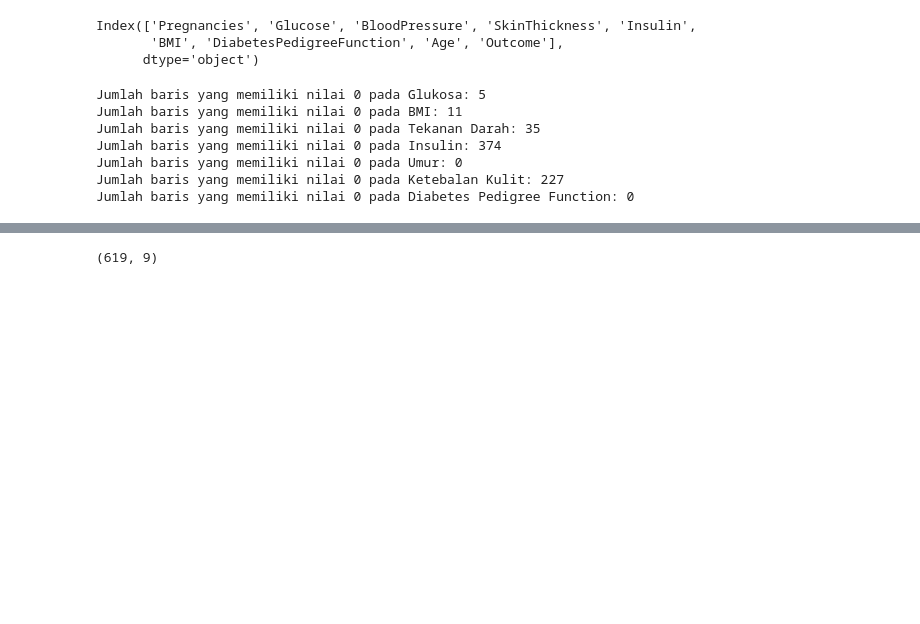
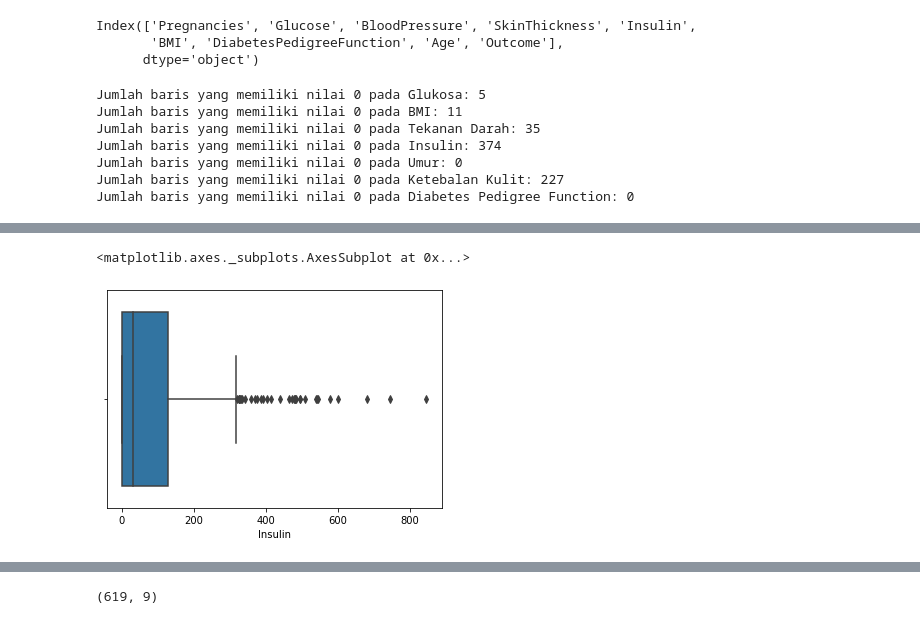
Before and after one commit to onedayxzn/Sistem-Pendeteksi-Dini-Diabetes, a Jupyter notebook: Model.ipynb, the cells around one changed output, grey strips where cells are left out. Drawn from its saved outputs; the diff is of its cells as text; code cells hidden in the pictures; blank space fills up the shorter version.

```diff
--- a/Model.ipynb
+++ b/Model.ipynb
@@ -115,0 +131,5 @@ Jumlah baris yang memiliki nilai 0 pada Diabetes Pedigree Function: 0
+# %%
+sns.boxplot(x=df['Insulin'])
+# %% [output]
+<matplotlib.axes._subplots.AxesSubplot at 0x...>
+[figure, added]
```
Also changed, not shown: parts of 10 cells of this notebook.
